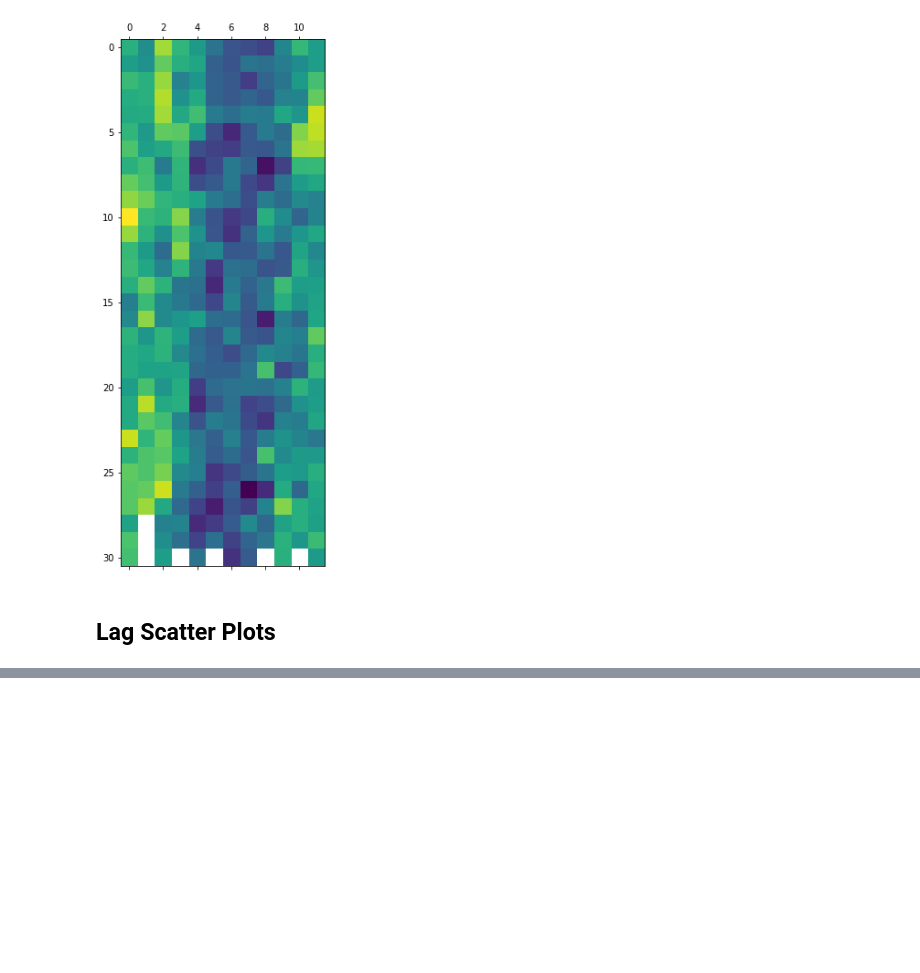
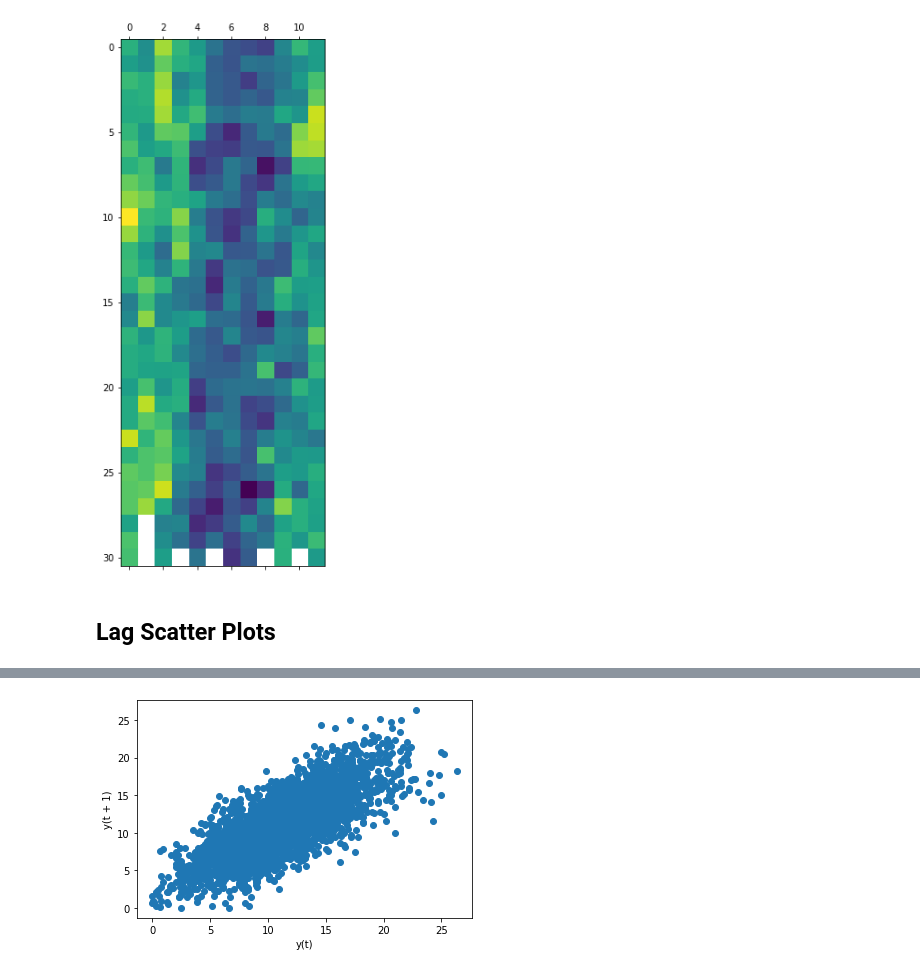
Before and after one commit to rahiakela/introduction-to-time-series-forecasting-with-python, a Jupyter notebook: 3_time_series_data_visualization.ipynb, the cells around one changed output, grey strips where cells are left out. Saved outputs shown, nothing was run; the diff lists cells and outputs as text; code cells hidden in the pictures; blank space fills up the shorter version.

```diff
--- a/3_time_series_data_visualization.ipynb
+++ b/3_time_series_data_visualization.ipynb
@@ -180,0 +176,7 @@ plt.show()
+# %%
+from pandas.plotting import lag_plot
+
+lag_plot(series)
+plt.show()
+# %% [output]
+[figure, added]
```
Also changed, not shown: parts of 10 cells of this notebook.
